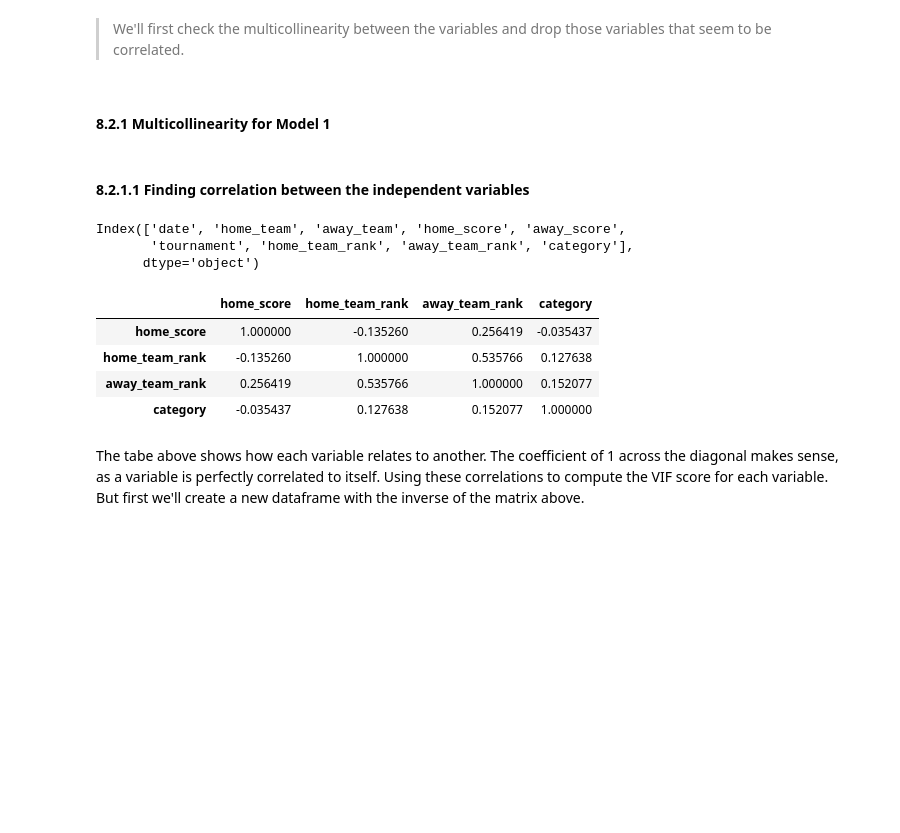
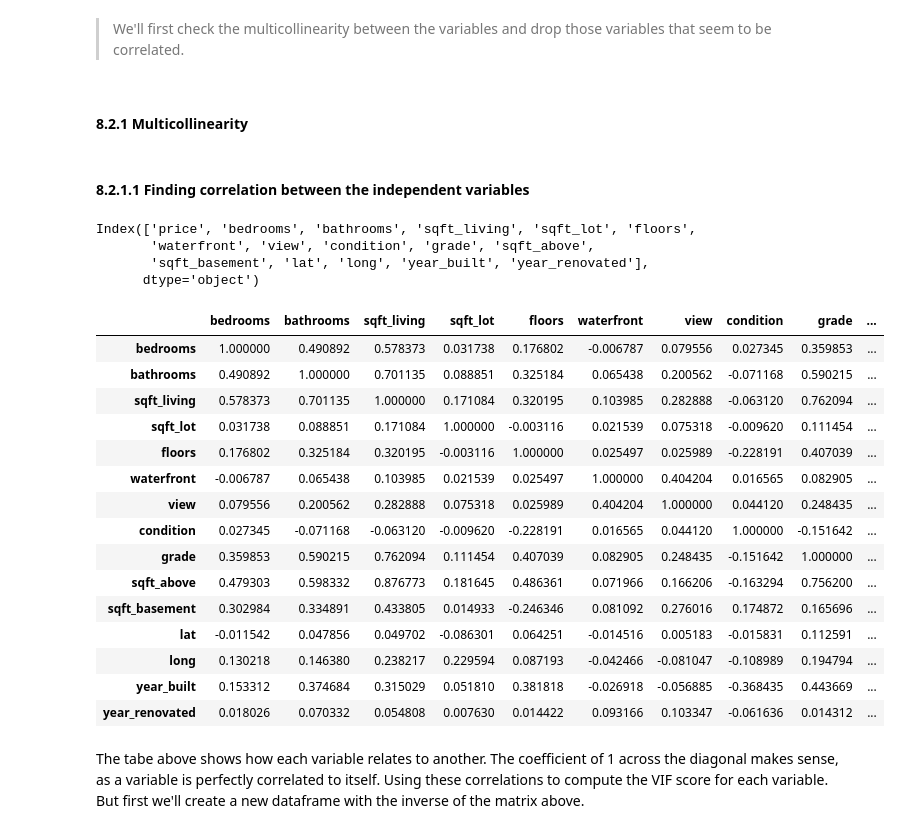
Before and after one commit to veronica1013/Datascience_core_module2_week1_IP, a Jupyter notebook: Moringa_Data_Science_Core_Module2_W2_Independent_Project_2021_10_Veronica_Isiaho_Python_Notebook_ipynb.ipynb, the cells around one changed output. Drawn from its saved outputs; the diff is of its cells as text; code cells hidden in the pictures; blank space fills up the shorter version.

```diff
--- a/Moringa_Data_Science_Core_Module2_W2_Independent_Project_2021_10_Veronica_Isiaho_Python_Notebook_ipynb.ipynb
+++ b/Moringa_Data_Science_Core_Module2_W2_Independent_Project_2021_10_Veronica_Isiaho_Python_Notebook_ipynb.ipynb
@@ -719,0 +696,4 @@ array([0, 1, 5, 4, 3, 2, 6, 7, 8])
+# %%
+# Sort Values By Views
+most_viewed= df.sort_values(by = 'view', ascending = False)
+most_viewed.head(5)
@@ -719,0 +712,5 @@ array([0, 1, 5, 4, 3, 2, 6, 7, 8])
+# %%
+# Plot histogram to show the value count per parameters
+most_viewed.drop(columns=['id', 'zipcode', 'sqft_living15', 'sqft_lot15'], inplace=True)
+
+most_viewed.hist(figsize = (15, 15));
@@ -894,6 +915,6 @@ Accuracy0.39558573853989815
 ## 8. Challenging the solution
 # %%
 ## 8.1 Hyperparameter Tuning using randon search
-df_2 = new_df.copy(deep=True)
+df_2 = most_viewed.copy(deep=True)
 df_2.head(2)
 # %% [output]
@@ -905,28 +926,40 @@ df_2.head(2)
 # %% [markdown]
 > We'll first check the multicollinearity between the variables and drop those variables that seem to be correlated.
 # %% [markdown]
-#### 8.2.1 Multicollinearity for Model 1
+#### 8.2.1 Multicollinearity
 # %% [markdown]
 #### 8.2.1.1 Finding correlation between the independent variables
 # %%
 df_2.columns
 # %% [output]
-Index(['date', 'home_team', 'away_team', 'home_score', 'away_score',
-       'tournament', 'home_team_rank', 'away_team_rank', 'category'],
+Index(['price', 'bedrooms', 'bathrooms', 'sqft_living', 'sqft_lot', 'floors',
+       'waterfront', 'view', 'condition', 'grade', 'sqft_above',
+       'sqft_basement', 'lat', 'long', 'year_built', 'year_renovated'],
       dtype='object')
 # %%
-# Predict the number of goals scored by the away team having away_score as the dependent variable
-# by first computing the correlation then use the correlation to compute the VIF score for each variable
-# We'll drop columns that are irrelevant in predicting the goals scored by away team
-independent_goals = df_2.drop(columns=['date', 'home_team', 'away_team', 'away_score', 'tournament'])
-correlations_away_goals = independent_goals.corr()
-correlations_away_goals
+# Set price as the dependent variable
+# Compute the correlation then use the correlation to compute the VIF score for each variable
+# We'll drop the price column
+prediction_df = df_2.drop(columns=['price'], inplace=True)
+prediction_df = df_2.corr()
+prediction_df
 # %% [output]
-|  | home_score | home_team_rank | away_team_rank | category |
-| home_score | 1.000000 | -0.135260 | 0.256419 | -0.035437 |
-| home_team_rank | -0.135260 | 1.000000 | 0.535766 | 0.127638 |
-| away_team_rank | 0.256419 | 0.535766 | 1.000000 | 0.152077 |
-| category | -0.035437 | 0.127638 | 0.152077 | 1.000000 |
+|  | bedrooms | bathrooms | sqft_living | sqft_lot | floors | waterfront | view | condition | grade | ... |
+| bedrooms | 1.000000 | 0.490892 | 0.578373 | 0.031738 | 0.176802 | -0.006787 | 0.079556 | 0.027345 | 0.359853 | ... |
+| bathrooms | 0.490892 | 1.000000 | 0.701135 | 0.088851 | 0.325184 | 0.065438 | 0.200562 | -0.071168 | 0.590215 | ... |
+| sqft_living | 0.578373 | 0.701135 | 1.000000 | 0.171084 | 0.320195 | 0.103985 | 0.282888 | -0.063120 | 0.762094 | ... |
+| sqft_lot | 0.031738 | 0.088851 | 0.171084 | 1.000000 | -0.003116 | 0.021539 | 0.075318 | -0.009620 | 0.111454 | ... |
+| floors | 0.176802 | 0.325184 | 0.320195 | -0.003116 | 1.000000 | 0.025497 | 0.025989 | -0.228191 | 0.407039 | ... |
+| waterfront | -0.006787 | 0.065438 | 0.103985 | 0.021539 | 0.025497 | 1.000000 | 0.404204 | 0.016565 | 0.082905 | ... |
+| view | 0.079556 | 0.200562 | 0.282888 | 0.075318 | 0.025989 | 0.404204 | 1.000000 | 0.044120 | 0.248435 | ... |
+| condition | 0.027345 | -0.071168 | -0.063120 | -0.009620 | -0.228191 | 0.016565 | 0.044120 | 1.000000 | -0.151642 | ... |
+| grade | 0.359853 | 0.590215 | 0.762094 | 0.111454 | 0.407039 | 0.082905 | 0.248435 | -0.151642 | 1.000000 | ... |
+| sqft_above | 0.479303 | 0.598332 | 0.876773 | 0.181645 | 0.486361 | 0.071966 | 0.166206 | -0.163294 | 0.756200 | ... |
+| sqft_basement | 0.302984 | 0.334891 | 0.433805 | 0.014933 | -0.246346 | 0.081092 | 0.276016 | 0.174872 | 0.165696 | ... |
+| lat | -0.011542 | 0.047856 | 0.049702 | -0.086301 | 0.064251 | -0.014516 | 0.005183 | -0.015831 | 0.112591 | ... |
+| long | 0.130218 | 0.146380 | 0.238217 | 0.229594 | 0.087193 | -0.042466 | -0.081047 | -0.108989 | 0.194794 | ... |
+| year_built | 0.153312 | 0.374684 | 0.315029 | 0.051810 | 0.381818 | -0.026918 | -0.056885 | -0.368435 | 0.443669 | ... |
+| year_renovated | 0.018026 | 0.070332 | 0.054808 | 0.007630 | 0.014422 | 0.093166 | 0.103347 | -0.061636 | 0.014312 | ... |
 # %% [markdown]
 The tabe above shows how each variable relates to another. The coefficient of 1 across the diagonal makes sense, as a variable is perfectly correlated to itself. Using these correlations to compute the VIF score for each variable. But first we'll create a new dataframe with the inverse of the matrix above.
 # %% [markdown]
```
Also changed, not shown: parts of 94 cells of this notebook.
